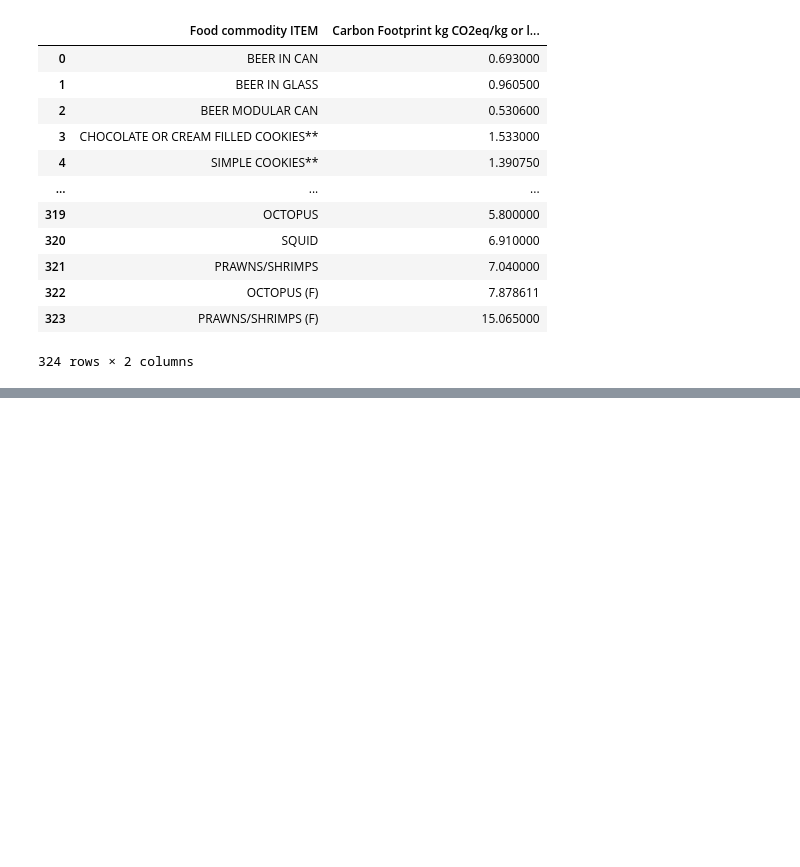
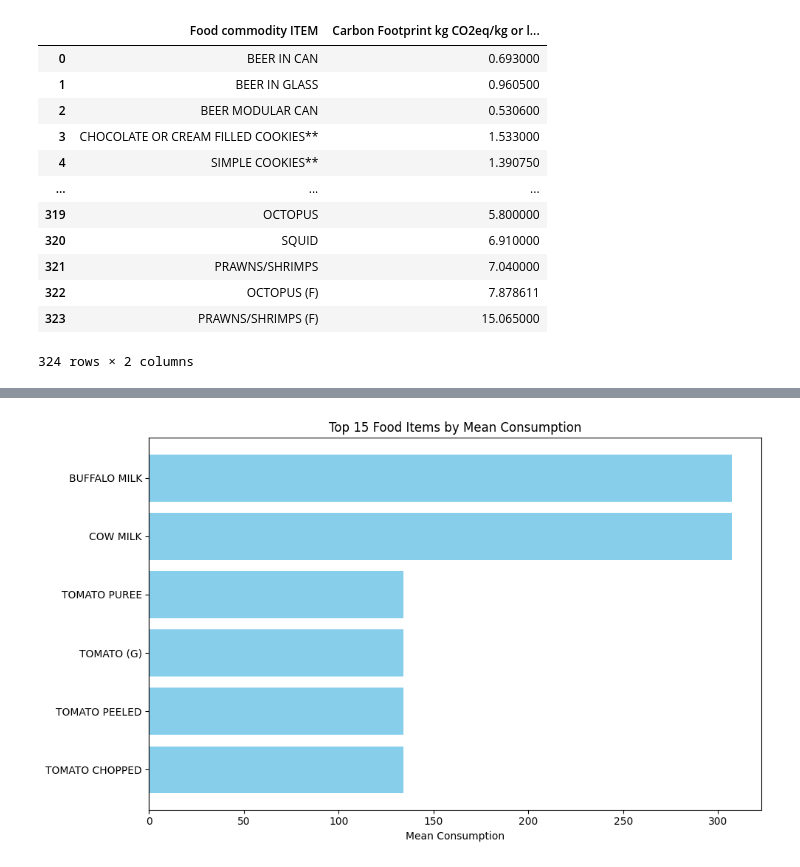
Before and after one commit to TCoaM/TrueCostOfAMeal, a Jupyter notebook: simo_data_integration_notebook.ipynb, the cells around one changed output, grey strips where cells are left out. Saved outputs shown, nothing was run; the diff lists cells and outputs as text; code cells hidden in the pictures; blank space fills up the shorter version.

```diff
--- a/simo_data_integration_notebook.ipynb
+++ b/simo_data_integration_notebook.ipynb
@@ -231,0 +193,12 @@ merged.head(10)
+# %%
+# STEP 2: Build a Canonical Mapping
+# ==========================================================
+# For each cluster, choose a canonical representative.
+# Here, we'll choose the first label in each cluster as the representative.
+canonical_map = {}
+for comp_id, members in clusters.items():
+    # Choose the representative (here, the first member)
+    representative = members[0]
+    # Map every label in this cluster to this representative
+    for label in members:
+        canonical_map[label] = representative
@@ -251,2 +265,16 @@ complete_rows
+# %%
+merged_notna = merged.dropna()
 # %%
 # plot the top 15 consumed products
+""" food_consumption_data_nowater = food_consumption_data[
+    (food_consumption_data["Exposure hierarchy (L7)"] != "Natural mineral water") &
+    (food_consumption_data["Exposure hierarchy (L7)"] != "Tap water") &
+    (food_consumption_data["Exposure hierarchy (L7)"] != "Filtered tap water")] """
+
+top15 = (
+    merged_notna
+    .sort_values('Mean', ascending=False)
+    .head(15)
+)
+
+top15
@@ -252,0 +298,16 @@ complete_rows
+# %%
+
+# Extract lists
+selected_variables = top15["Food commodity ITEM_x"].tolist()
+selected_values = top15["Mean"].tolist()
+
+# Create a bar plot for the top 15 food items
+plt.figure(figsize=(10, 6))
+plt.barh(selected_variables, selected_values, color='skyblue')
+plt.xlabel('Mean Consumption')
+plt.title('Top 15 Food Items by Mean Consumption')
+plt.gca().invert_yaxis()  # Invert y-axis to have the highest value on top
+plt.tight_layout()
+plt.show()
+# %% [output]
+[figure, added]
```
Also changed, not shown: parts of 19 cells of this notebook, 2 other files.
